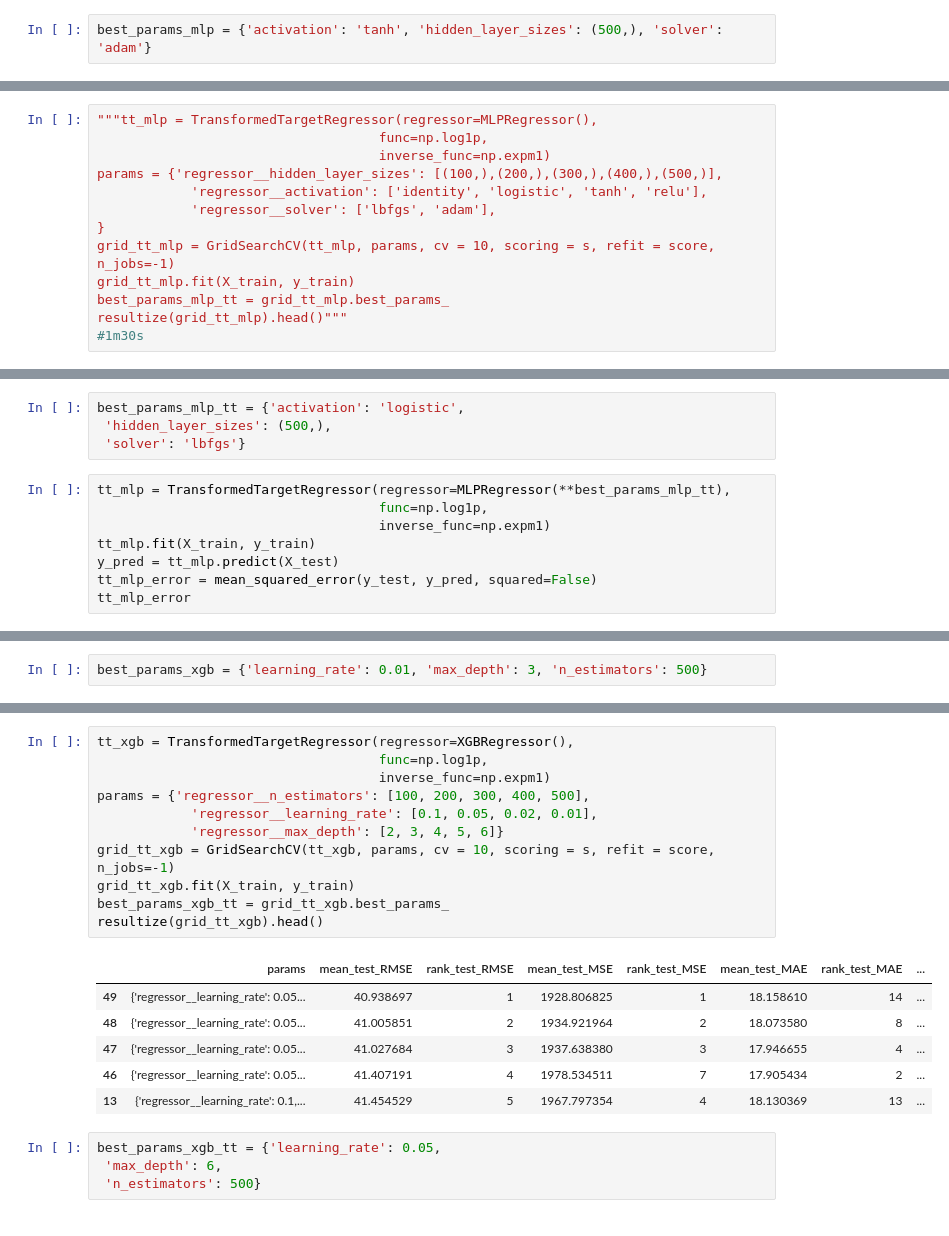
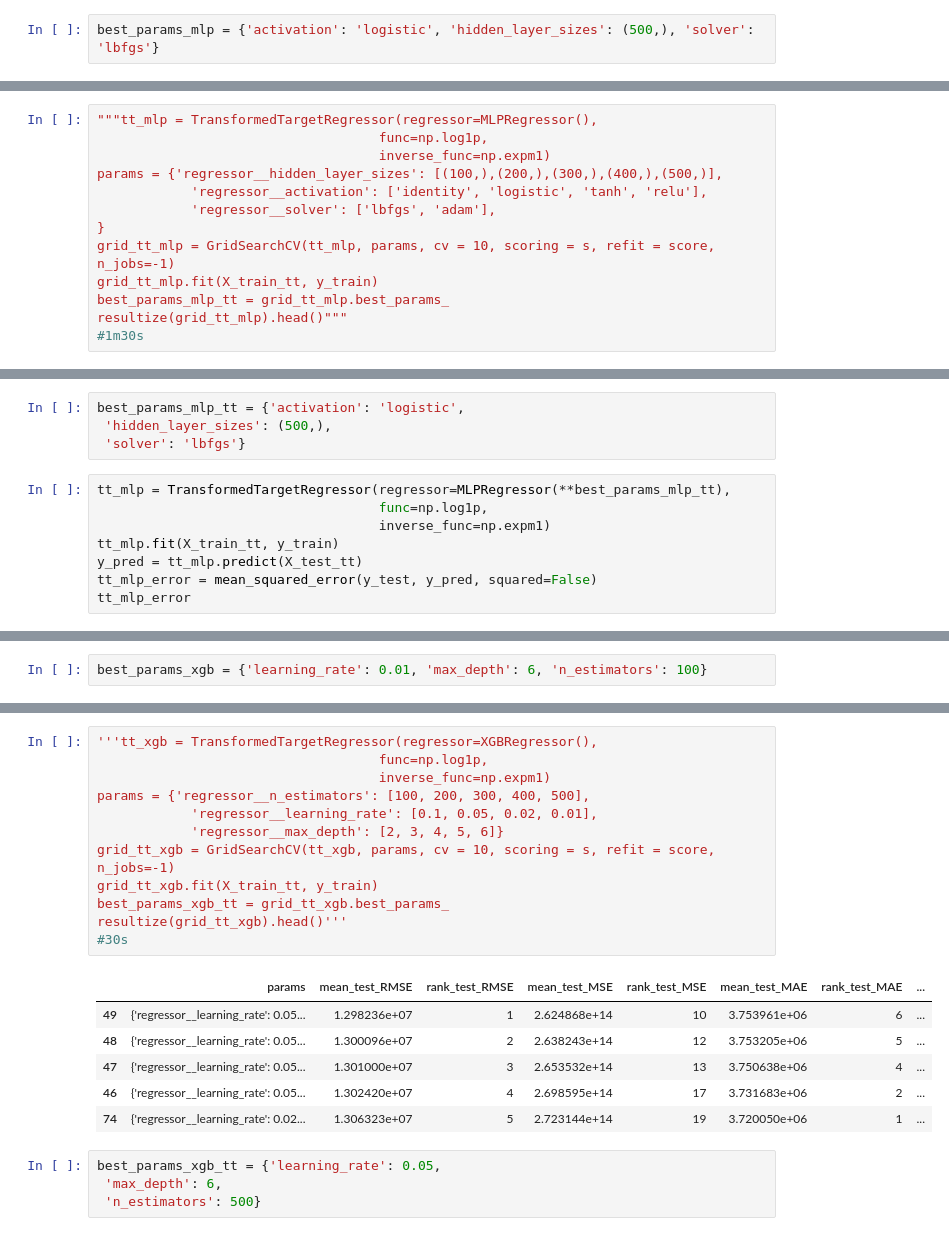
Before and after one commit to ThomasMeb/Anticiper_besoins_des_batiments, a Jupyter notebook: Comsomation.ipynb, the cells around one changed output, grey strips where cells are left out. Saved outputs shown, nothing was run; the diff lists cells and outputs as text.

```diff
--- a/Comsomation.ipynb
+++ b/Comsomation.ipynb
@@ -511,7 +527,7 @@ resultize(grid_mlp).head()"""
 # %% [output]
 "mlp = MLPRegressor()\nparams = {'hidden_layer_sizes': [(100,),(200,),(300,),(400,),(500,)],\n            'activation': ['identity', 'logistic', 'tanh', 'relu'],\n            'solver': ['lbfgs', 'adam ...
 # %%
-best_params_mlp = {'activation': 'tanh', 'hidden_layer_sizes': (500,), 'solver': 'adam'}
+best_params_mlp = {'activation': 'logistic', 'hidden_layer_sizes': (500,), 'solver': 'lbfgs'}
 # %%
 mlp = MLPRegressor(**best_params_mlp)
 mlp.fit(X_train, y_train)
@@ -529,7 +545,7 @@ params = {'regressor__hidden_layer_sizes': [(100,),(200,),(300,),(400,),(500,)],
             'regressor__solver': ['lbfgs', 'adam'],
 }
 grid_tt_mlp = GridSearchCV(tt_mlp, params, cv = 10, scoring = s, refit = score, n_jobs=-1)
-grid_tt_mlp.fit(X_train, y_train)
+grid_tt_mlp.fit(X_train_tt, y_train)
 best_params_mlp_tt = grid_tt_mlp.best_params_
 resultize(grid_tt_mlp).head()"""
 #1m30s
@@ -543,8 +559,8 @@ best_params_mlp_tt = {'activation': 'logistic',
 tt_mlp = TransformedTargetRegressor(regressor=MLPRegressor(**best_params_mlp_tt),
                                     func=np.log1p,
                                     inverse_func=np.expm1)
-tt_mlp.fit(X_train, y_train)
-y_pred = tt_mlp.predict(X_test)
+tt_mlp.fit(X_train_tt, y_train)
+y_pred = tt_mlp.predict(X_test_tt)
 tt_mlp_error = mean_squared_error(y_test, y_pred, squared=False)
 tt_mlp_error
 # %% [output]
@@ -564,5 +584,5 @@ resultize(grid_xgb).head()"""
 # %%
-best_params_xgb = {'learning_rate': 0.01, 'max_depth': 3, 'n_estimators': 500}
+best_params_xgb = {'learning_rate': 0.01, 'max_depth': 6, 'n_estimators': 100}
 # %%
 xgb = XGBRegressor(**best_params_xgb)
 xgb.fit(X_train, y_train)
@@ -574,21 +594,22 @@ xgb_error
 # %%
-tt_xgb = TransformedTargetRegressor(regressor=XGBRegressor(),
+'''tt_xgb = TransformedTargetRegressor(regressor=XGBRegressor(),
                                     func=np.log1p,
                                     inverse_func=np.expm1)
 params = {'regressor__n_estimators': [100, 200, 300, 400, 500],
             'regressor__learning_rate': [0.1, 0.05, 0.02, 0.01],
             'regressor__max_depth': [2, 3, 4, 5, 6]}
 grid_tt_xgb = GridSearchCV(tt_xgb, params, cv = 10, scoring = s, refit = score, n_jobs=-1)
-grid_tt_xgb.fit(X_train, y_train)
+grid_tt_xgb.fit(X_train_tt, y_train)
 best_params_xgb_tt = grid_tt_xgb.best_params_
-resultize(grid_tt_xgb).head()
+resultize(grid_tt_xgb).head()'''
+#30s
 # %% [output]
 |  | params | mean_test_RMSE | rank_test_RMSE | mean_test_MSE | rank_test_MSE | mean_test_MAE | rank_test_MAE | ... |
-| 49 | {'regressor__learning_rate': 0.05... | 40.938697 | 1 | 1928.806825 | 1 | 18.158610 | 14 | ... |
-| 48 | {'regressor__learning_rate': 0.05... | 41.005851 | 2 | 1934.921964 | 2 | 18.073580 | 8 | ... |
-| 47 | {'regressor__learning_rate': 0.05... | 41.027684 | 3 | 1937.638380 | 3 | 17.946655 | 4 | ... |
-| 46 | {'regressor__learning_rate': 0.05... | 41.407191 | 4 | 1978.534511 | 7 | 17.905434 | 2 | ... |
-| 13 | {'regressor__learning_rate': 0.1,... | 41.454529 | 5 | 1967.797354 | 4 | 18.130369 | 13 | ... |
+| 49 | {'regressor__learning_rate': 0.05... | 1.298236e+07 | 1 | 2.624868e+14 | 10 | 3.753961e+06 | 6 | ... |
+| 48 | {'regressor__learning_rate': 0.05... | 1.300096e+07 | 2 | 2.638243e+14 | 12 | 3.753205e+06 | 5 | ... |
+| 47 | {'regressor__learning_rate': 0.05... | 1.301000e+07 | 3 | 2.653532e+14 | 13 | 3.750638e+06 | 4 | ... |
+| 46 | {'regressor__learning_rate': 0.05... | 1.302420e+07 | 4 | 2.698595e+14 | 17 | 3.731683e+06 | 2 | ... |
+| 74 | {'regressor__learning_rate': 0.02... | 1.306323e+07 | 5 | 2.723144e+14 | 19 | 3.720050e+06 | 1 | ... |
 # %%
 best_params_xgb_tt = {'learning_rate': 0.05,
  'max_depth': 6,
```
Also changed, not shown: parts of 73 cells of this notebook, 3 other files.
